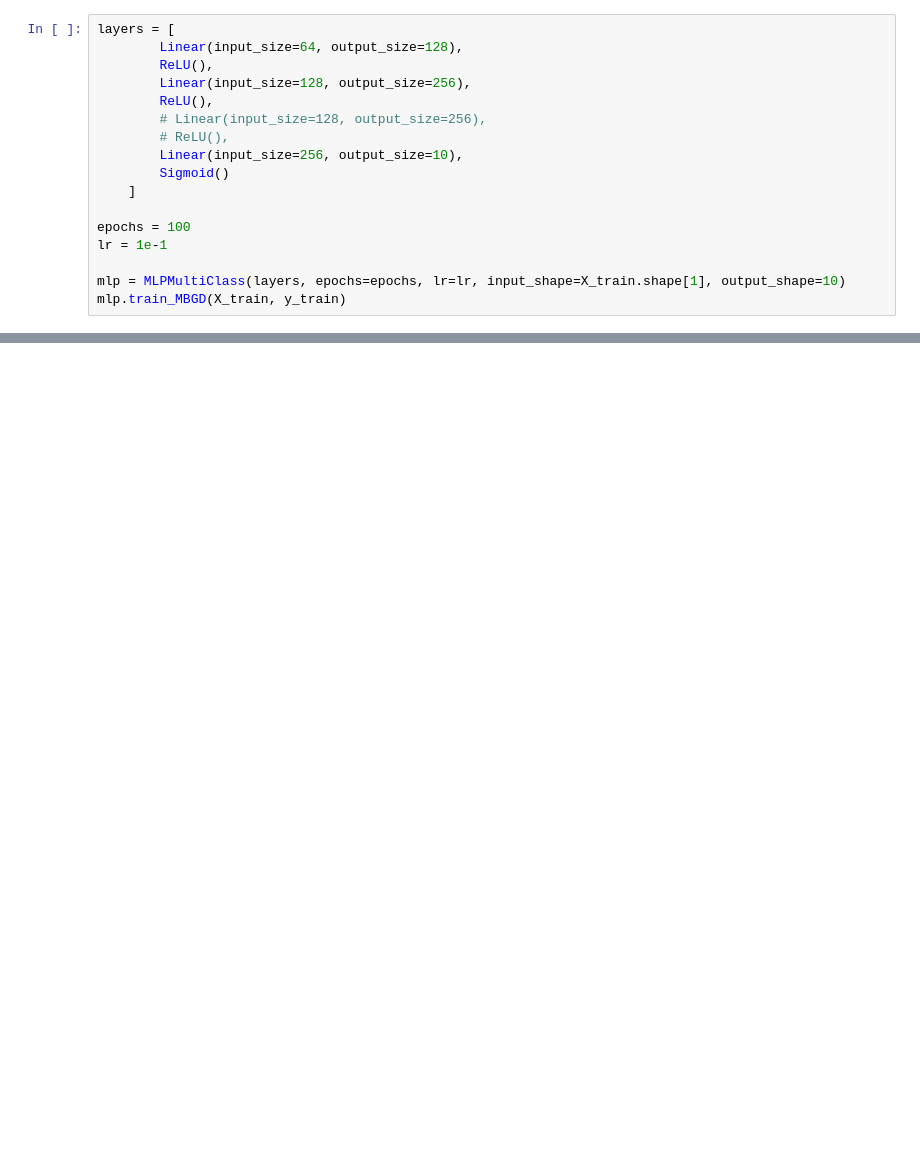
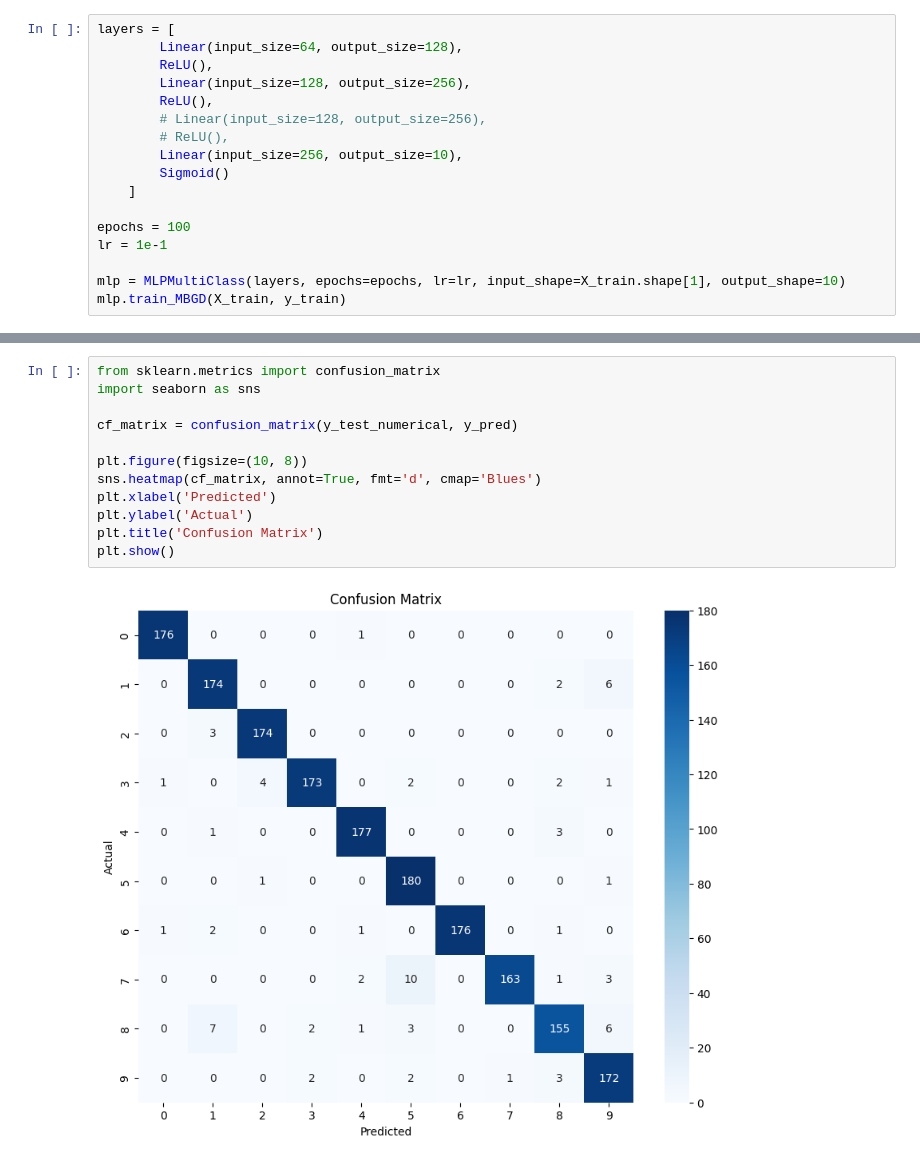
Before and after one commit to ziyuanLi-alex/sdm274, a Jupyter notebook: assgn08_multiclass_mlp/multiclass_mlp.ipynb, the cells around one changed output, grey strips where cells are left out. Cells and saved outputs as stored; diff of their text form; blank space fills up the shorter version.

```diff
--- a/assgn08_multiclass_mlp/multiclass_mlp.ipynb
+++ b/assgn08_multiclass_mlp/multiclass_mlp.ipynb
@@ -150,0 +179,14 @@ plt.show()
+# %%
+from sklearn.metrics import confusion_matrix
+import seaborn as sns
+
+cf_matrix = confusion_matrix(y_test_numerical, y_pred)
+
+plt.figure(figsize=(10, 8))
+sns.heatmap(cf_matrix, annot=True, fmt='d', cmap='Blues')
+plt.xlabel('Predicted')
+plt.ylabel('Actual')
+plt.title('Confusion Matrix')
+plt.show()
+# %% [output]
+[figure, added]
```
Also changed, not shown: parts of 14 cells of this notebook, 4 other files.
